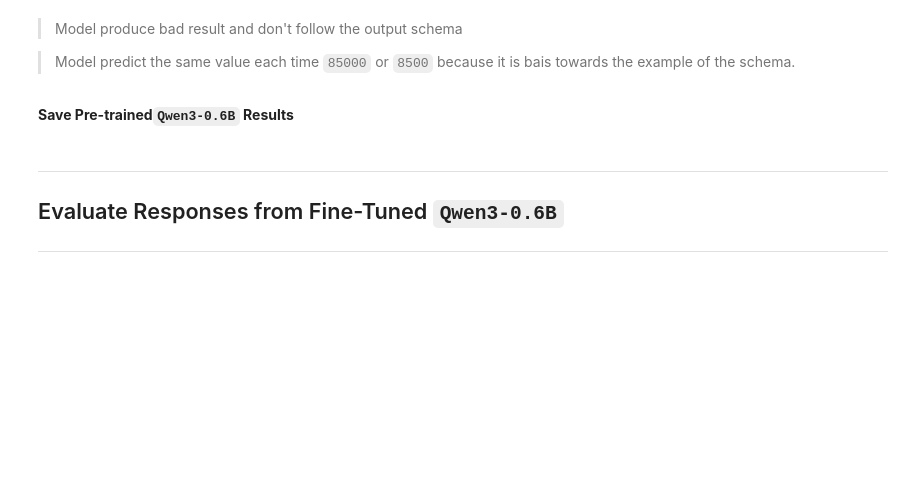
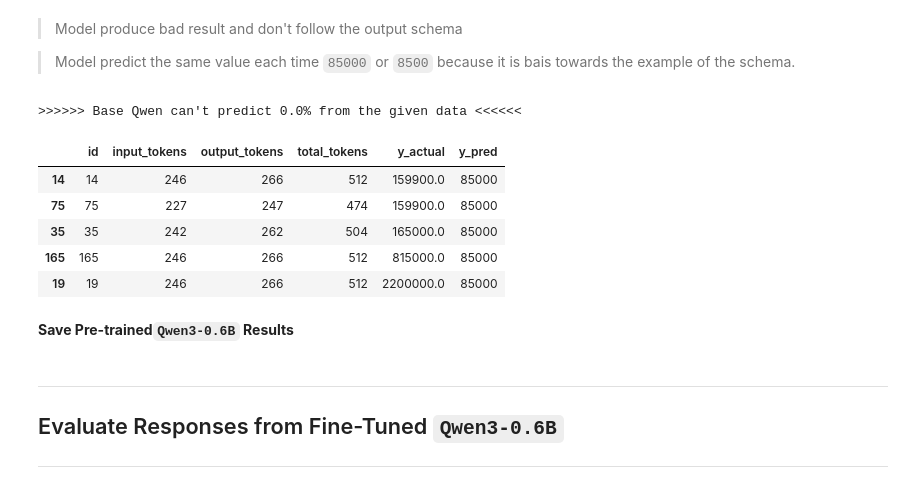
Before and after one commit to heba14101998/Qwen-LoRA-Estate, a Jupyter notebook: 3_Evaluate_all_Models.ipynb, the cells around one changed output. Cells and saved outputs as stored; diff of their text form; code cells hidden in the pictures; blank space fills up the shorter version.

```diff
--- a/3_Evaluate_all_Models.ipynb
+++ b/3_Evaluate_all_Models.ipynb
@@ -338,7 +342,8 @@ model_qwen = AutoModelForCausalLM.from_pretrained(model_id, torch_dtype=None).to
 Generate responses from the base model `Qwen3-0.6B` in the validation dataset.
 # %%
 # Make batch prediction or text to number genration
-base_qwen_preds, base_qwen_tokens_history = batch_generate(model=model_qwen,
+base_qwen_preds_list, base_qwen_history = batch_generate(model=model_qwen,
                                                   tokenizer=tokenizer_qwen,
                                                   data = val_data,
-                                                  device = device)
+                                                  device = device,
+                                                  color = 'yellow')
@@ -359,12 +366,17 @@ Predicted Prices [55000, 128000, 85000, 85000, 85000, 85000, 85000, 85000, 85000
 # %% [markdown]
 **Evaluation Metrics Results for Pre-trained `Qwen3-0.6B`**
 # %%
-base_qwen_metrics = evaluate_model(true_labels, base_qwen_preds)
+base_qwen_results = evaluate_model(true_labels, base_qwen_preds_list)
 
-base_qwen_metrics["n_samples"] = len(val_data)
-base_qwen_metrics["eval_time (min)"] = 2.82
-base_qwen_metrics["response_time (min)"] = 2.82 / len(val_data)
-base_qwen_metrics["eval_device"] = "gpu-t4x2"
-base_qwen_metrics["model_name"] = model_id.split('/')[-1]
+base_qwen_results["n_samples"] = len(val_data)
+base_qwen_results["eval_time (min)"] = 2.82
+base_qwen_results["response_time (min)"] = 2.82 / len(val_data)
+base_qwen_results["eval_device"] = "gpu-t4x2"
+base_qwen_results["model_name"] = model_id.split('/')[-1]
 
-JSON(base_qwen_metrics)
+base_qwen_results["in_token_limit"]= "~32K"
+base_qwen_results["out_token_limit"]="~8"
+base_qwen_results["n_params"]= "0.8B (600M)"
+base_qwen_results["size"]="~1.5 GB"
+
+JSON(base_qwen_results)
@@ -373,15 +387,23 @@ JSON(base_qwen_metrics)
 
 > Model predict the same value each time `85000` or `8500` because it is bais towards the example of the schema.
 # %%
-base_qwen_results = pd.DataFrame(base_qwen_tokens_history )
-base_qwen_results['y_actual'] = true_labels
-base_qwen_results['y_pred'] = base_qwen_preds
+base_qwen_preds = pd.DataFrame(base_qwen_history )
+base_qwen_preds['y_actual'] = true_labels
+base_qwen_preds['y_pred'] = base_qwen_preds_list
 
-missed_prec = len(base_qwen_results[base_qwen_results['y_pred']==-1]) * 100 /len(val_data)
-base_qwen_metrics["missing_pred(%)"] = missed_prec
+missed_prec = len(base_qwen_preds[base_qwen_preds['y_pred']==-1]) * 100 /len(val_data)
+base_qwen_results["missing_pred(%)"] = missed_prec
 
 print(f">>>>>> Base Qwen can't predict {missed_prec}% from the given data <<<<<<")
-base_qwen_results
+base_qwen_preds.sample(5)
+# %% [output]
+>>>>>> Base Qwen can't predict 0.0% from the given data <<<<<<
+|  | id | input_tokens | output_tokens | total_tokens | y_actual | y_pred |
+| 14 | 14 | 246 | 266 | 512 | 159900.0 | 85000 |
+| 75 | 75 | 227 | 247 | 474 | 159900.0 | 85000 |
+| 35 | 35 | 242 | 262 | 504 | 165000.0 | 85000 |
+| 165 | 165 | 246 | 266 | 512 | 815000.0 | 85000 |
+| 19 | 19 | 246 | 266 | 512 | 2200000.0 | 85000 |
 # %% [markdown]
 **Save Pre-trained`Qwen3-0.6B` Results**
 # %%
```
Also changed, not shown: parts of 32 cells of this notebook, 14 other files.
